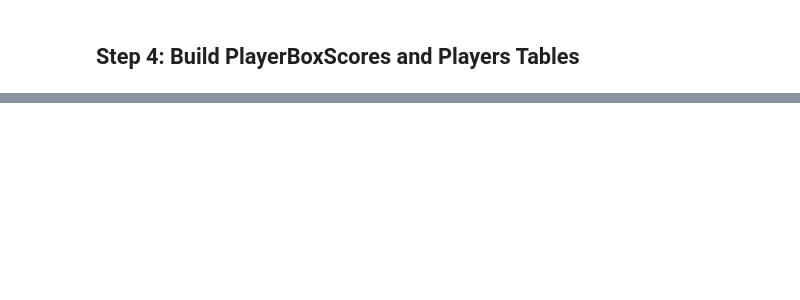
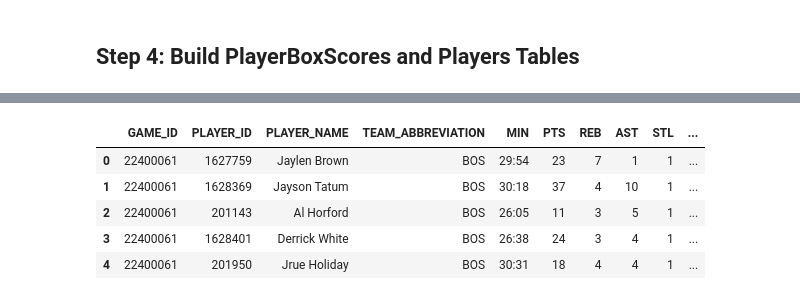
Before and after one commit to Dlyang8/DSCI_551, a Jupyter notebook: fetch_data.ipynb, the cells around one changed output, grey strips where cells are left out. Drawn from its saved outputs; the diff is of its cells as text; code cells hidden in the pictures; blank space fills up the shorter version.

Commit message:
Updated Fetch Data

```diff
--- a/fetch_data.ipynb
+++ b/fetch_data.ipynb
@@ -139,0 +243,74 @@ player_boxscores.head()
+# %%
+# ── Cell 6: Reassemble chunks into final CSVs ────────────────────────────
+import glob
+
+chunk_files = sorted(glob.glob(f"{CHECKPOINT_DIR}/chunk_*.csv"))
+print(f"Found {len(chunk_files)} chunk files — combining...")
+
+boxscores_df = pd.concat([pd.read_csv(f) for f in chunk_files], ignore_index=True)
+
+# Cast GAME_ID immediately after concat before any renaming or merging
+boxscores_df['gameId'] = boxscores_df['gameId'].astype(str)
+games_df['GAME_ID']    = games_df['GAME_ID'].astype(str)
+
+# Rename NBA API columns to our standard names
+boxscores_df = boxscores_df.rename(columns={
+    'gameId':                   'GAME_ID',
+    'personId':                 'PLAYER_ID',
+    'firstName':                'FIRST_NAME',
+    'familyName':               'LAST_NAME',
+    'teamTricode':              'TEAM_ABBREVIATION',
+    'minutes':                  'MIN',
+    'points':                   'PTS',
+    'reboundsTotal':            'REB',
+    'assists':                  'AST',
+    'steals':                   'STL',
+    'blocks':                   'BLK',
+    'turnovers':                'TOV',
+    'fieldGoalsMade':           'FGM',
+    'fieldGoalsAttempted':      'FGA',
+    'fieldGoalsPercentage':     'FG_PCT',
+    'threePointersMade':        'FG3M',
+    'threePointersAttempted':   'FG3A',
+    'threePointersPercentage':  'FG3_PCT',
+    'freeThrowsMade':           'FTM',
+    'freeThrowsAttempted':      'FTA',
+    'freeThrowsPercentage':     'FT_PCT',
+    'plusMinusPoints':          'PLUS_MINUS',
+})
+
+# Build full PLAYER_NAME from first + last
+boxscores_df['PLAYER_NAME'] = boxscores_df['FIRST_NAME'] + ' ' + boxscores_df['LAST_NAME']
+
+# Select final columns
+box_cols = [
+    'GAME_ID', 'PLAYER_ID', 'PLAYER_NAME', 'TEAM_ABBREVIATION',
+    'MIN', 'PTS', 'REB', 'AST', 'STL', 'BLK', 'TOV',
+    'FGM', 'FGA', 'FG_PCT', 'FG3M', 'FG3A', 'FG3_PCT',
+    'FTM', 'FTA', 'FT_PCT', 'PLUS_MINUS'
+]
+player_boxscores = boxscores_df[box_cols].copy()
+
+# Merge in game date and season type from games table
+player_boxscores = player_boxscores.merge(
+    games_df[['GAME_ID', 'GAME_DATE', 'SEASON_TYPE']],
+    on='GAME_ID', how='left'
+)
+
+# Cast numeric columns
+num_cols = ['PTS','REB','AST','STL','BLK','TOV','FGM','FGA',
+            'FG_PCT','FG3M','FG3A','FG3_PCT','FTM','FTA','FT_PCT','PLUS_MINUS']
+player_boxscores[num_cols] = player_boxscores[num_cols].apply(pd.to_numeric, errors='coerce')
+
+player_boxscores.to_csv('data/player_boxscores.csv', index=False)
+print(f'PlayerBoxScores saved: {len(player_boxscores)} rows')
+
+# Build Players table
+players_df = (player_boxscores[['PLAYER_ID', 'PLAYER_NAME', 'TEAM_ABBREVIATION']]
+              .drop_duplicates(subset='PLAYER_ID')
+              .rename(columns={'TEAM_ABBREVIATION': 'TEAM'}))
+players_df.to_csv('data/players.csv', index=False)
+print(f'Players saved: {len(players_df)} unique players')
+
+player_boxscores.head()
+# %% [output]
@@ -139,0 +320,6 @@ player_boxscores.head()
+|  | GAME_ID | PLAYER_ID | PLAYER_NAME | TEAM_ABBREVIATION | MIN | PTS | REB | AST | STL | ... |
+| 0 | 22400061 | 1627759 | Jaylen Brown | BOS | 29:54 | 23 | 7 | 1 | 1 | ... |
+| 1 | 22400061 | 1628369 | Jayson Tatum | BOS | 30:18 | 37 | 4 | 10 | 1 | ... |
+| 2 | 22400061 | 201143 | Al Horford | BOS | 26:05 | 11 | 3 | 5 | 1 | ... |
+| 3 | 22400061 | 1628401 | Derrick White | BOS | 26:38 | 24 | 3 | 4 | 1 | ... |
+| 4 | 22400061 | 201950 | Jrue Holiday | BOS | 30:31 | 18 | 4 | 4 | 1 | ... |
```
Also changed, not shown: parts of 8 cells of this notebook.
